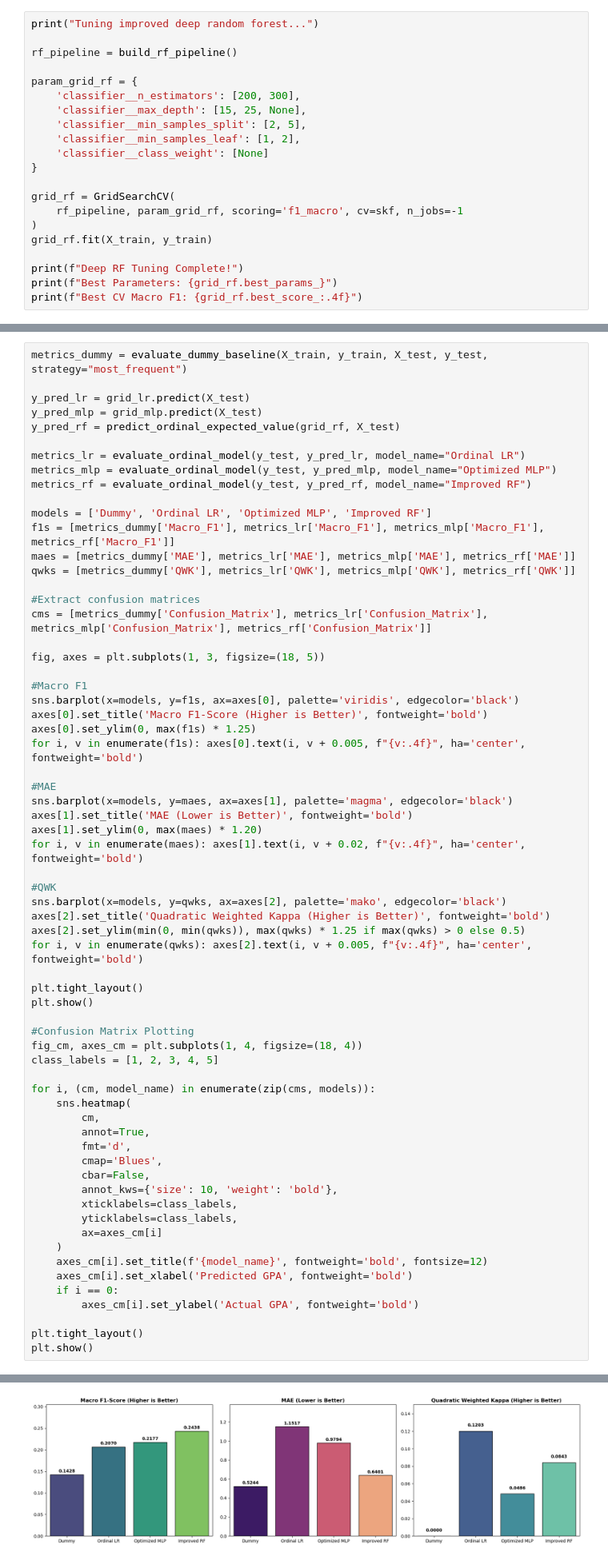
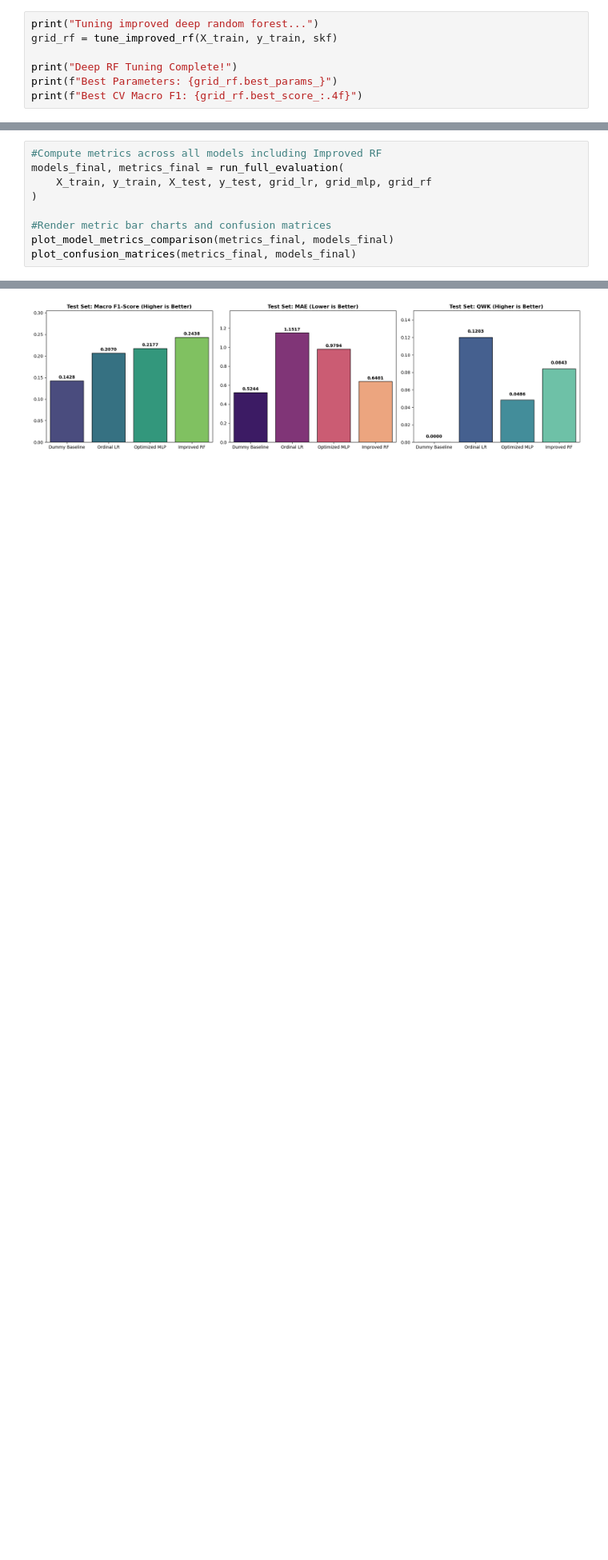
Before and after one commit to axlndy/cbsweg2-cbadvai-cbdatsi-project, a Jupyter notebook: notebooks/cbadvai_project_ml.ipynb, the cells around one changed output, grey strips where cells are left out. Shown at 80% size. Drawn from its saved outputs; the diff is of its cells as text; blank space fills up the shorter version.

Commit message:
Fully Modularized Notebook, Matrix Plots

```diff
--- a/notebooks/cbadvai_project_ml.ipynb
+++ b/notebooks/cbadvai_project_ml.ipynb
@@ -837,23 +669,9 @@ Using the exact probability vector from above: $\mathbf{P} = [0.30, 0.10, 0.00,
 * **Zero Model Retraining Required:** This technique is strictly an **inference-time transformation**. It leverages the full rich probability output from standard classifiers without requiring expensive custom loss function implementations.
 # %%
 print("Tuning improved deep random forest...")
+grid_rf = tune_improved_rf(X_train, y_train, skf)
 
-rf_pipeline = build_rf_pipeline()
-
-param_grid_rf = {
-    'classifier__n_estimators': [200, 300],
-    'classifier__max_depth': [15, 25, None],
-    'classifier__min_samples_split': [2, 5],
-    'classifier__min_samples_leaf': [1, 2],
-    'classifier__class_weight': [None]
-}
-
-grid_rf = GridSearchCV(
-    rf_pipeline, param_grid_rf, scoring='f1_macro', cv=skf, n_jobs=-1
-)
-grid_rf.fit(X_train, y_train)
-
-print(f"Deep RF Tuning Complete!")
+print("Deep RF Tuning Complete!")
 print(f"Best Parameters: {grid_rf.best_params_}")
 print(f"Best CV Macro F1: {grid_rf.best_score_:.4f}")
 # %% [output]
@@ -894,70 +712,14 @@ In this iteration, we streamlined the grid search space to eliminate hyperparame
 
    This restored smooth $L_1$ distance minimization across all target classes, bringing Macro F1 back up to **0.2438** and dropping MAE to **0.6401**.
 # %%
-metrics_dummy = evaluate_dummy_baseline(X_train, y_train, X_test, y_test, strategy="most_frequent")
+#Compute metrics across all models including Improved RF
+models_final, metrics_final = run_full_evaluation(
+    X_train, y_train, X_test, y_test, grid_lr, grid_mlp, grid_rf
+)
 
-y_pred_lr = grid_lr.predict(X_test)
-y_pred_mlp = grid_mlp.predict(X_test)
-y_pred_rf = predict_ordinal_expected_value(grid_rf, X_test)
-
-metrics_lr = evaluate_ordinal_model(y_test, y_pred_lr, model_name="Ordinal LR")
-metrics_mlp = evaluate_ordinal_model(y_test, y_pred_mlp, model_name="Optimized MLP")
-metrics_rf = evaluate_ordinal_model(y_test, y_pred_rf, model_name="Improved RF")
-
-models = ['Dummy', 'Ordinal LR', 'Optimized MLP', 'Improved RF']
-f1s = [metrics_dummy['Macro_F1'], metrics_lr['Macro_F1'], metrics_mlp['Macro_F1'], metrics_rf['Macro_F1']]
-maes = [metrics_dummy['MAE'], metrics_lr['MAE'], metrics_mlp['MAE'], metrics_rf['MAE']]
-qwks = [metrics_dummy['QWK'], metrics_lr['QWK'], metrics_mlp['QWK'], metrics_rf['QWK']]
-
-#Extract confusion matrices
-cms = [metrics_dummy['Confusion_Matrix'], metrics_lr['Confusion_Matrix'], metrics_mlp['Confusion_Matrix'], metrics_rf['Confusion_Matrix']]
-
-fig, axes = plt.subplots(1, 3, figsize=(18, 5))
-
-#Macro F1
-sns.barplot(x=models, y=f1s, ax=axes[0], palette='viridis', edgecolor='black')
-axes[0].set_title('Macro F1-Score (Higher is Better)', fontweight='bold')
-axes[0].set_ylim(0, max(f1s) * 1.25)
-for i, v in enumerate(f1s): axes[0].text(i, v + 0.005, f"{v:.4f}", ha='center', fontweight='bold')
-
-#MAE
-sns.barplot(x=models, y=maes, ax=axes[1], palette='magma', edgecolor='black')
-axes[1].set_title('MAE (Lower is Better)', fontweight='bold')
-axes[1].set_ylim(0, max(maes) * 1.20)
-for i, v in enumerate(maes): axes[1].text(i, v + 0.02, f"{v:.4f}", ha='center', fontweight='bold')
-
-#QWK
-sns.barplot(x=models, y=qwks, ax=axes[2], palette='mako', edgecolor='black')
-axes[2].set_title('Quadratic Weighted Kappa (Higher is Better)', fontweight='bold')
-axes[2].set_ylim(min(0, min(qwks)), max(qwks) * 1.25 if max(qwks) > 0 else 0.5)
-for i, v in enumerate(qwks): axes[2].text(i, v + 0.005, f"{v:.4f}", ha='center', fontweight='bold')
-
-plt.tight_layout()
-plt.show()
-
-#Confusion Matrix Plotting
-fig_cm, axes_cm = plt.subplots(1, 4, figsize=(18, 4))
-class_labels = [1, 2, 3, 4, 5]
-
-for i, (cm, model_name) in enumerate(zip(cms, models)):
-    sns.heatmap(
-        cm,
-        annot=True,
-        fmt='d',
-        cmap='Blues',
-        cbar=False,
-        annot_kws={'size': 10, 'weight': 'bold'},
-        xticklabels=class_labels,
-        yticklabels=class_labels,
-        ax=axes_cm[i]
-    )
-    axes_cm[i].set_title(f'{model_name}', fontweight='bold', fontsize=12)
-    axes_cm[i].set_xlabel('Predicted GPA', fontweight='bold')
-    if i == 0:
-        axes_cm[i].set_ylabel('Actual GPA', fontweight='bold')
-
-plt.tight_layout()
-plt.show()
+#Render metric bar charts and confusion matrices
+plot_model_metrics_comparison(metrics_final, models_final)
+plot_confusion_matrices(metrics_final, models_final)
 # %% [output]
 --- Evaluation Metrics: Dummy Baseline (most_frequent) ---
 Macro-Averaged F1-Score: 0.1428
@@ -990 +752 @@ Passing `palette` without assigning `hue` is deprecated and will be removed in v
-[figure, old version]
+[figure, new version]
```
Also changed, not shown: parts of 7 cells of this notebook.
